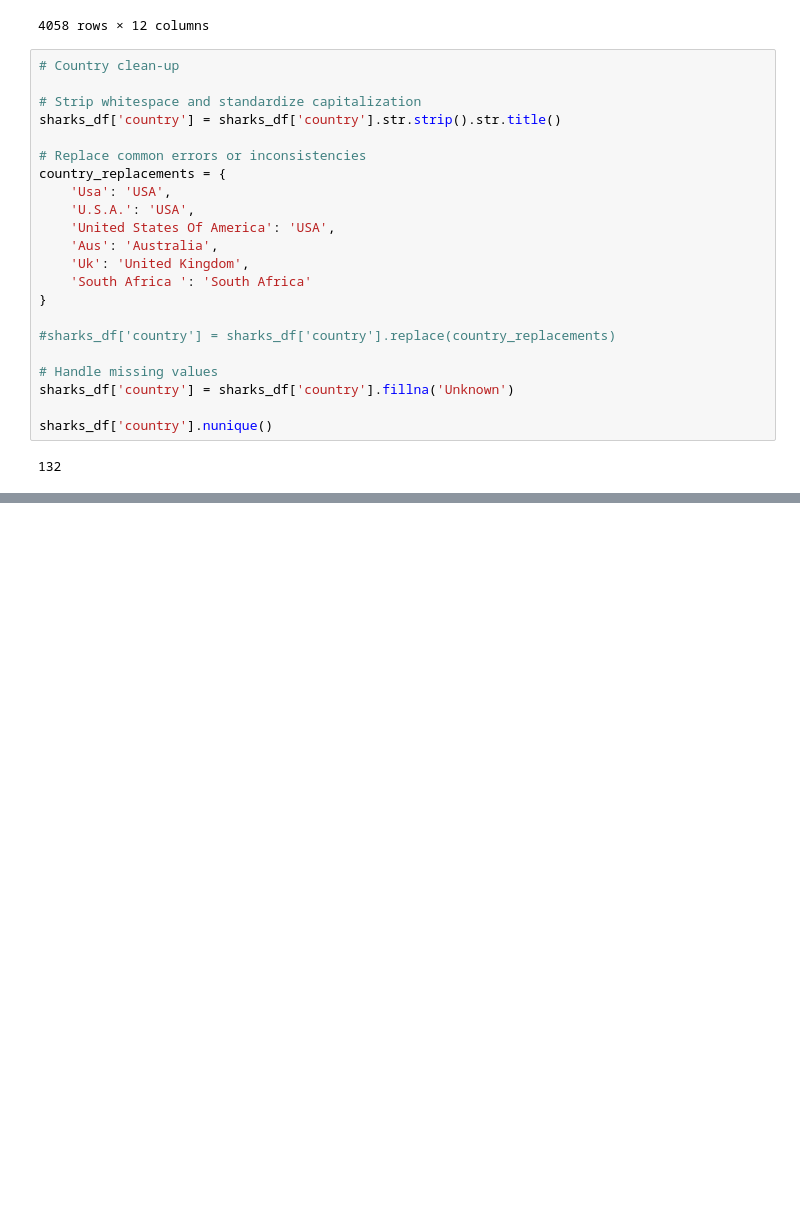
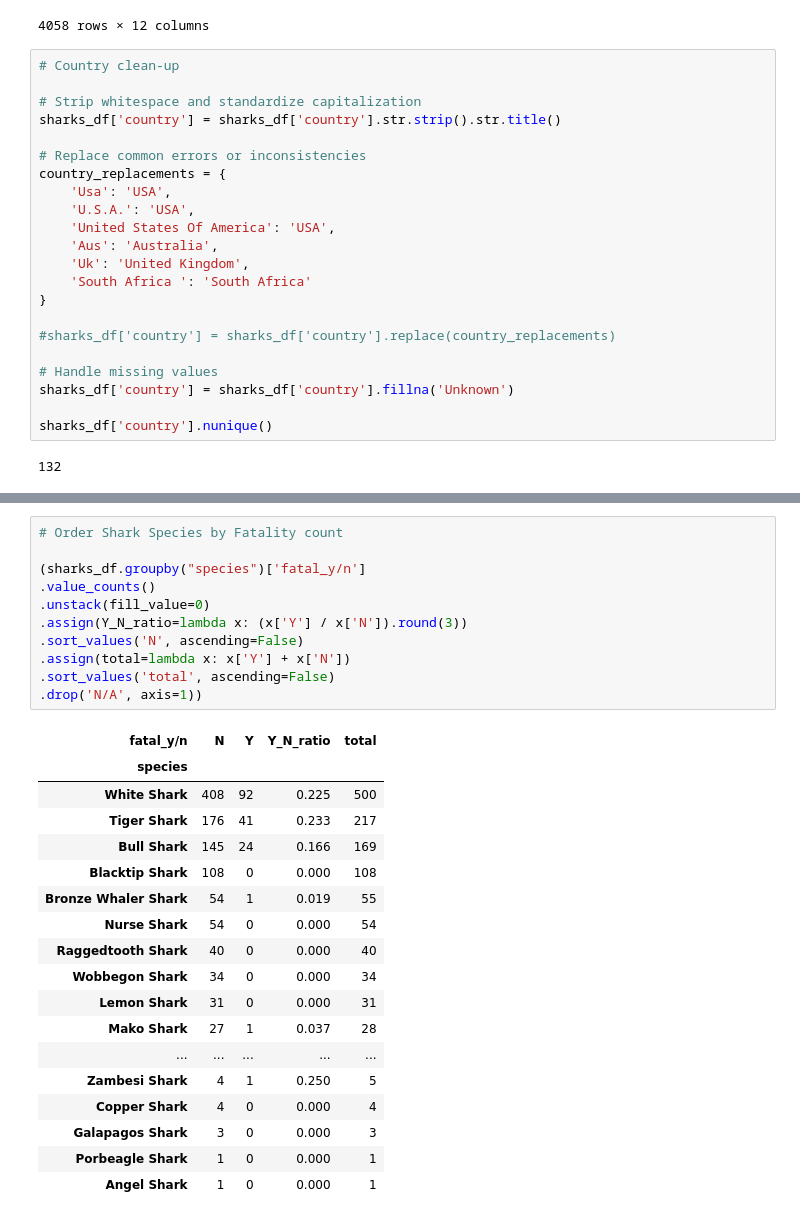
Before and after one commit to estebanba/mini-project-sharks, a Jupyter notebook: main.ipynb, the cells around one changed output, grey strips where cells are left out. Drawn from its saved outputs; the diff is of its cells as text; blank space fills up the shorter version.

```diff
--- a/main.ipynb
+++ b/main.ipynb
@@ -272,0 +340,30 @@ sharks_df
+# %%
+# Order Shark Species by Fatality count
+
+(sharks_df.groupby("species")['fatal_y/n']
+.value_counts()
+.unstack(fill_value=0)
+.assign(Y_N_ratio=lambda x: (x['Y'] / x['N']).round(3))
+.sort_values('N', ascending=False)
+.assign(total=lambda x: x['Y'] + x['N'])
+.sort_values('total', ascending=False)
+.drop('N/A', axis=1))
+# %% [output]
+| fatal_y/n | N | Y | Y_N_ratio | total |
+| species |  |  |  |  |
+| White Shark | 408 | 92 | 0.225 | 500 |
+| Tiger Shark | 176 | 41 | 0.233 | 217 |
+| Bull Shark | 145 | 24 | 0.166 | 169 |
+| Blacktip Shark | 108 | 0 | 0.000 | 108 |
+| Bronze Whaler Shark | 54 | 1 | 0.019 | 55 |
+| Nurse Shark | 54 | 0 | 0.000 | 54 |
+| Raggedtooth Shark | 40 | 0 | 0.000 | 40 |
+| Wobbegon Shark | 34 | 0 | 0.000 | 34 |
+| Lemon Shark | 31 | 0 | 0.000 | 31 |
+| Mako Shark | 27 | 1 | 0.037 | 28 |
+| ... | ... | ... | ... | ... |
+| Zambesi Shark | 4 | 1 | 0.250 | 5 |
+| Copper Shark | 4 | 0 | 0.000 | 4 |
+| Galapagos Shark | 3 | 0 | 0.000 | 3 |
+| Porbeagle Shark | 1 | 0 | 0.000 | 1 |
+| Angel Shark | 1 | 0 | 0.000 | 1 |
```
Also changed, not shown: parts of 11 cells of this notebook, 1 other file.
